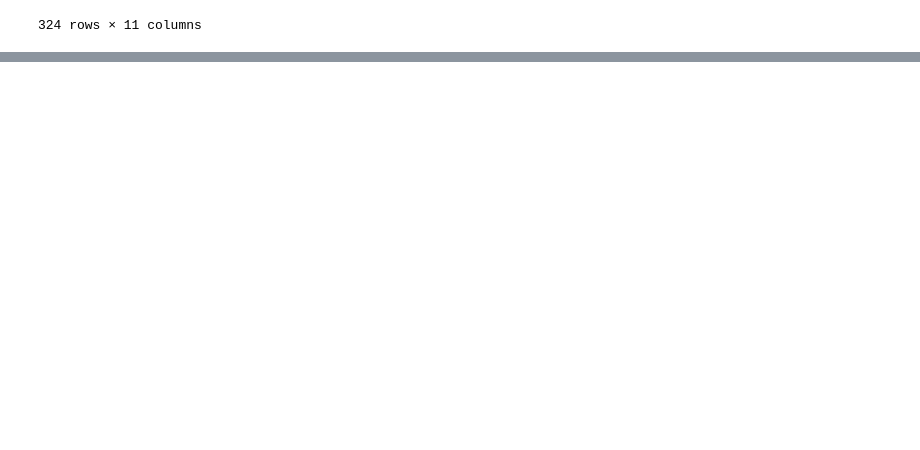
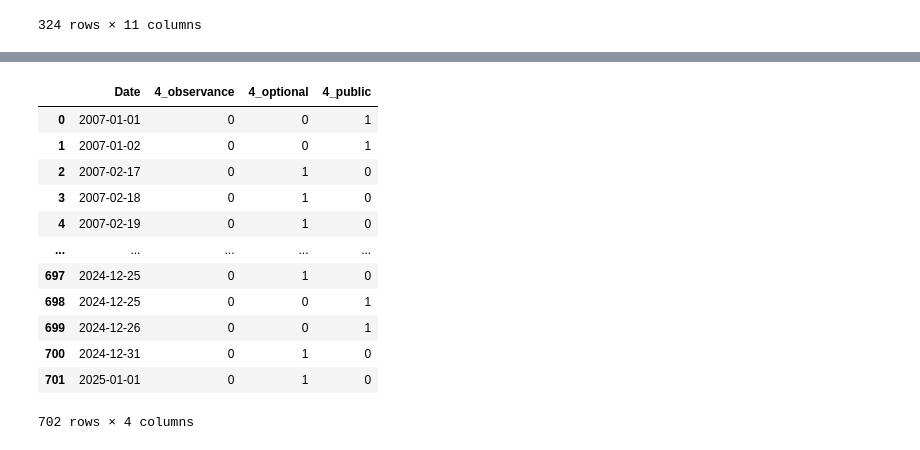
Before and after one commit to marreapato/Forecasting_Paper_XAI, a Jupyter notebook: Holidays/TreatingHolidaysData.ipynb, the cells around one changed output, grey strips where cells are left out. Cells and saved outputs as stored; diff of their text form; code cells hidden in the pictures; blank space fills up the shorter version.

```diff
--- a/Holidays/TreatingHolidaysData.ipynb
+++ b/Holidays/TreatingHolidaysData.ipynb
@@ -67,2 +132,21 @@ feriadosfim.head()
+# %%
+# Fill NaN values with 0 for non-holiday dates
+result_df = result_df[['Date','4_observance','4_optional','4_public']]
+
+result_df
+# %% [output]
+|  | Date | 4_observance | 4_optional | 4_public |
+| 0 | 2007-01-01 | 0 | 0 | 1 |
+| 1 | 2007-01-02 | 0 | 0 | 1 |
+| 2 | 2007-02-17 | 0 | 1 | 0 |
+| 3 | 2007-02-18 | 0 | 1 | 0 |
+| 4 | 2007-02-19 | 0 | 1 | 0 |
+| ... | ... | ... | ... | ... |
+| 697 | 2024-12-25 | 0 | 1 | 0 |
+| 698 | 2024-12-25 | 0 | 0 | 1 |
+| 699 | 2024-12-26 | 0 | 0 | 1 |
+| 700 | 2024-12-31 | 0 | 1 | 0 |
+| 701 | 2025-01-01 | 0 | 1 | 0 |
+702 rows × 4 columns
 # %%
 feriadosfim.to_csv("feriadosdummy.csv",sep='\t', encoding='utf-8')
```
Also changed, not shown: parts of 4 cells of this notebook.
